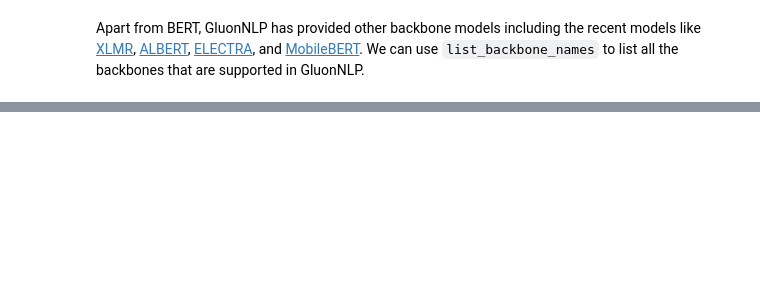
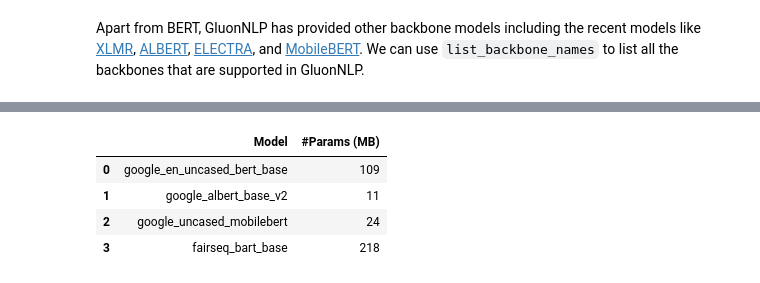
Before and after one commit to barry-jin/AMLC2020-GluonNLP, a Jupyter notebook: 02_text_prediction/text_prediction_part1.ipynb, the cells around one changed output, grey strips where cells are left out. Drawn from its saved outputs; the diff is of its cells as text; code cells hidden in the pictures; blank space fills up the shorter version.

```diff
--- a/02_text_prediction/text_prediction_part1.ipynb
+++ b/02_text_prediction/text_prediction_part1.ipynb
@@ -209,11 +224,0 @@ With the help of the command, let's generate a table that shows the number of pa
-# %%
-from gluonnlp.utils.misc import count_parameters
-param_num_l = []
-for name in list_backbone_names():
-    print(name)
-    model_cls, cfg, tokenizer, local_params_path, _ = get_backbone(name, load_backbone=False)
-    model = model_cls.from_cfg(cfg)
-    model.hybridize()
-    model.initialize()
-    total_num_params, fixed_num_params = count_parameters(model.collect_params())
-    param_num_l.append((name, total_num_params))
@@ -298,6 +224,0 @@ print(tokenizer.encode('😁 means smile'))
-# %%
-model_cls, cfg, tokenizer, local_params_path, _ = get_backbone('google_albert_large_v2')
-backbone = model_cls.from_cfg(cfg)
-print(cfg)
-print()
-print(tokenizer)
@@ -306,4 +224,0 @@ print(tokenizer)
-# %%
-model_cls, cfg, tokenizer, local_params_path, _ = get_backbone('google_electra_base')
-backbone = model_cls.from_cfg(cfg)
-print(cfg)
@@ -406,8 +224,0 @@ class TextPredictionNet(nn.HybridBlock):
-# %%
-model_cls, cfg, tokenizer, local_params_path, _ = get_backbone('google_uncased_mobilebert')
-backbone = model_cls.from_cfg(cfg)
-
-net = TextPredictionNet(backbone, backbone.units, 2)
-net.hybridize()
-ctx_l = get_mxnet_available_ctx()
-net.initialize_with_pretrained_backbone(local_params_path, ctx_l)
@@ -535,0 +231,22 @@ print('Accuracy of the Dev Set=', accuracy)
+# %%
+from gluonnlp.utils.misc import count_parameters
+param_num_l = []
+for name in ['google_en_uncased_bert_base',
+             'google_albert_base_v2',
+             'google_uncased_mobilebert',
+             'fairseq_bart_base']:
+    model_cls, cfg, tokenizer, local_params_path, _ = get_backbone(name, load_backbone=False)
+    model = model_cls.from_cfg(cfg)
+    model.hybridize()
+    model.initialize()
+    total_num_params, fixed_num_params = count_parameters(model.collect_params())
+    mx.npx.waitall()
+    param_num_l.append((name, int(total_num_params / 1000000)))
+df = pd.DataFrame(param_num_l, columns=['Model', '#Params (MB)'])
+df
+# %% [output]
+|  | Model | #Params (MB) |
+| 0 | google_en_uncased_bert_base | 109 |
+| 1 | google_albert_base_v2 | 11 |
+| 2 | google_uncased_mobilebert | 24 |
+| 3 | fairseq_bart_base | 218 |
```
Also changed, not shown: parts of 59 cells of this notebook, 3 other files.
